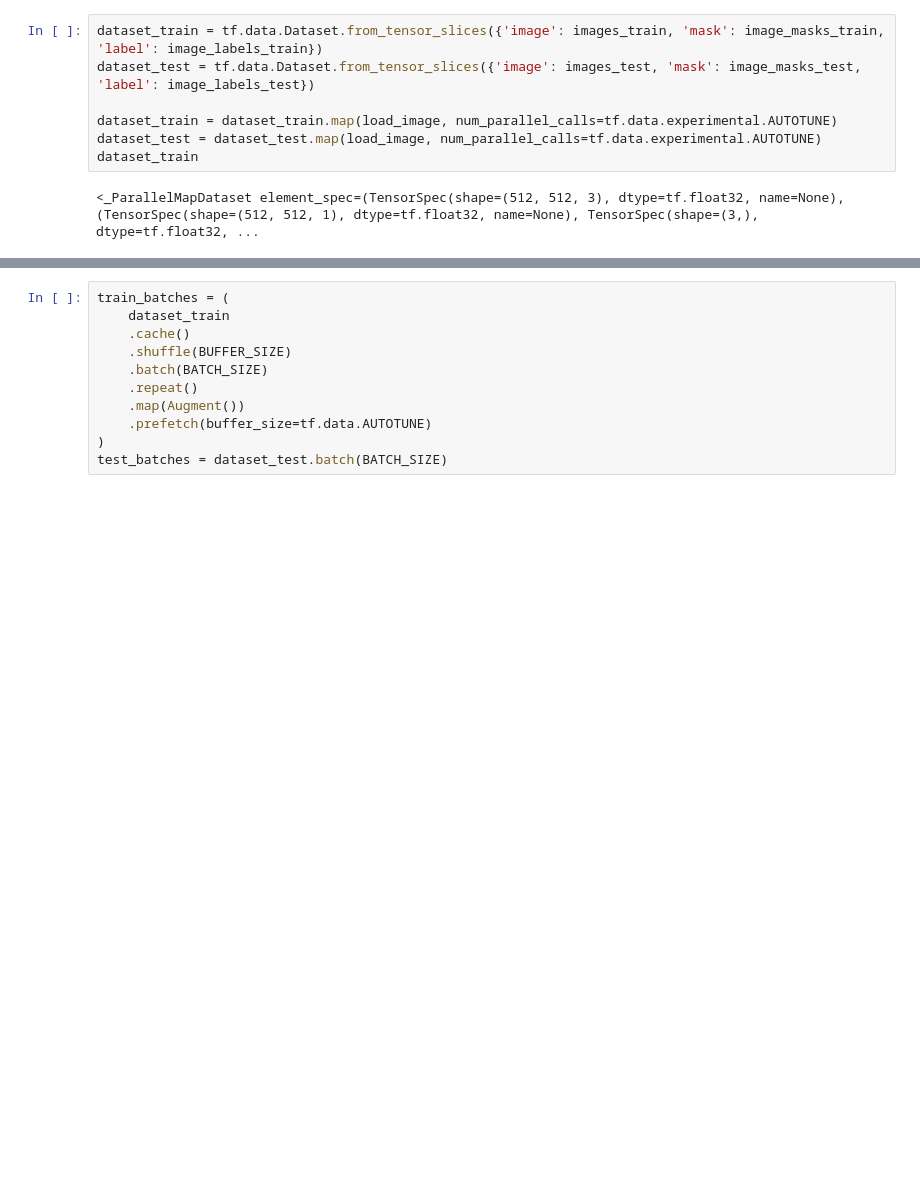
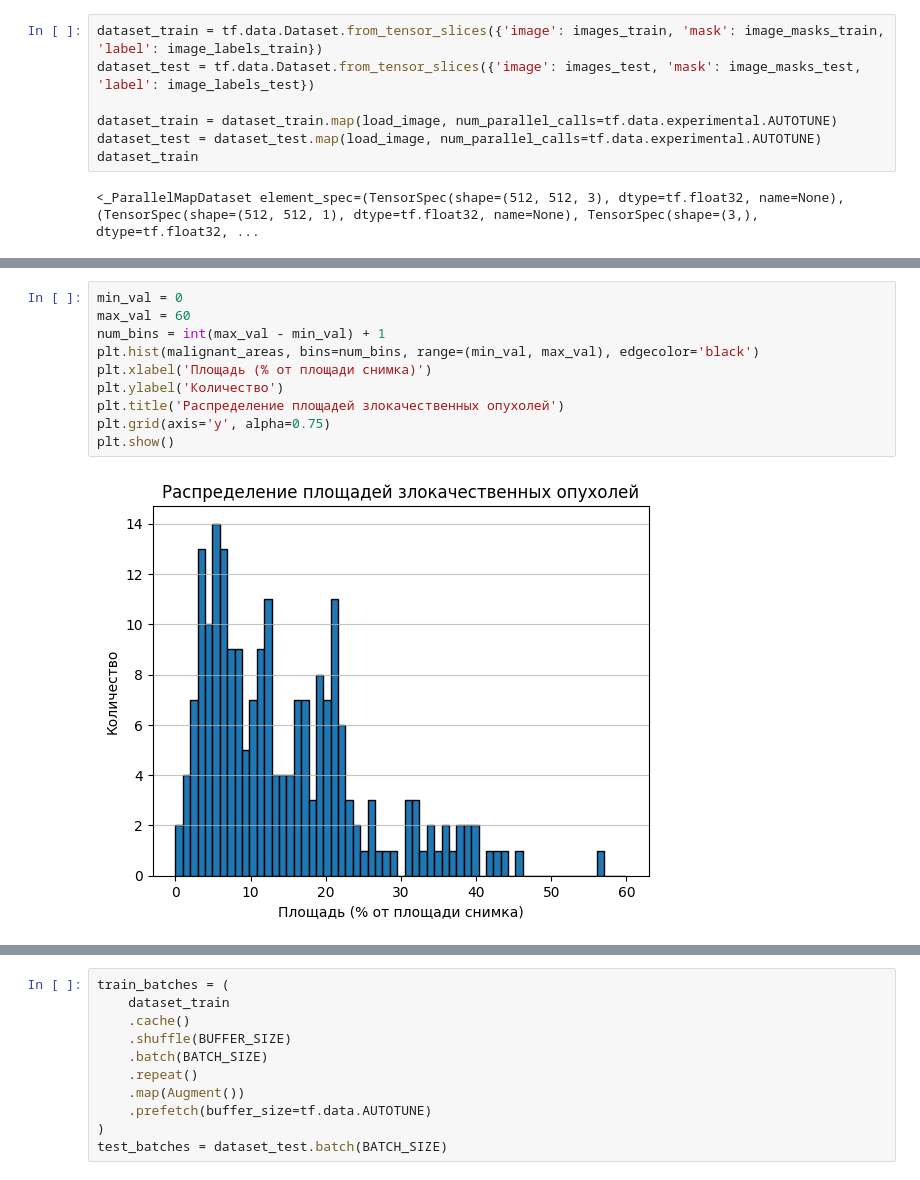
Before and after one commit to carbon77/colab, a Jupyter notebook: VKR.ipynb, the cells around one changed output, grey strips where cells are left out. Cells and saved outputs as stored; diff of their text form; blank space fills up the shorter version.

```diff
--- a/VKR.ipynb
+++ b/VKR.ipynb
@@ -113,3 +171,15 @@ dataset_train
+# %%
+min_val = 0
+max_val = 60
+num_bins = int(max_val - min_val) + 1
+plt.hist(malignant_areas, bins=num_bins, range=(min_val, max_val), edgecolor='black')
+plt.xlabel('Площадь (% от площади снимка)')
+plt.ylabel('Количество')
+plt.title('Распределение площадей злокачественных опухолей')
+plt.grid(axis='y', alpha=0.75)
+plt.show()
+# %% [output]
+[figure, added]
 # %%
 class Augment(keras.layers.Layer):
   def __init__(self, **kwargs):
```
Also changed, not shown: parts of 17 cells of this notebook.
